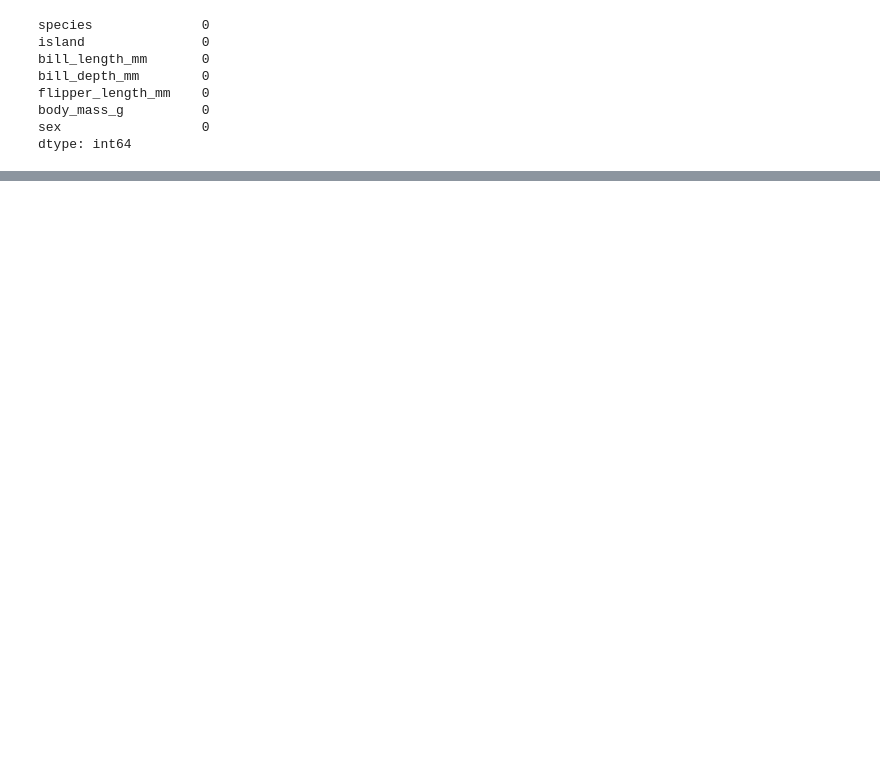
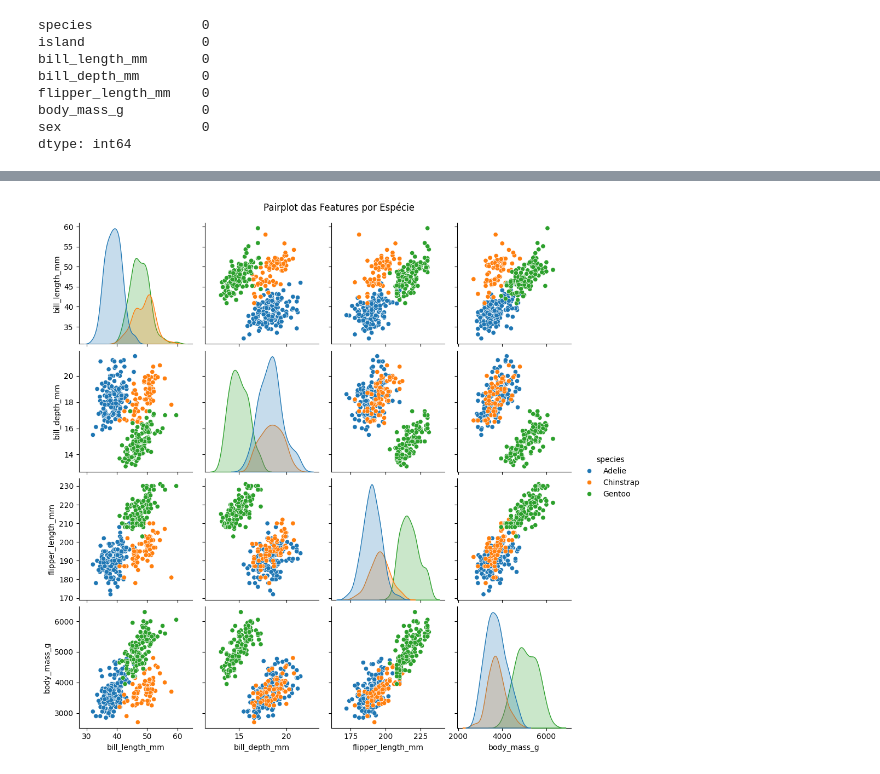
Before and after one commit to kauan345developer/machine-learning, a Jupyter notebook: penguins_dataset_analysis.ipynb, the cells around one changed output, grey strips where cells are left out. Saved outputs shown, nothing was run; the diff lists cells and outputs as text; code cells hidden in the pictures; blank space fills up the shorter version.

```diff
--- a/penguins_dataset_analysis.ipynb
+++ b/penguins_dataset_analysis.ipynb
@@ -64,0 +78,7 @@ penguins_df.describe()
+# %%
+# Pairplot para visualizar a relação entre as variáveis
+sns.pairplot(penguins_df, hue='species')
+plt.suptitle('Pairplot das Features por Espécie', y=1.02)
+plt.show()
+# %% [output]
+[figure, added]
```
Also changed, not shown: parts of 14 cells of this notebook.
